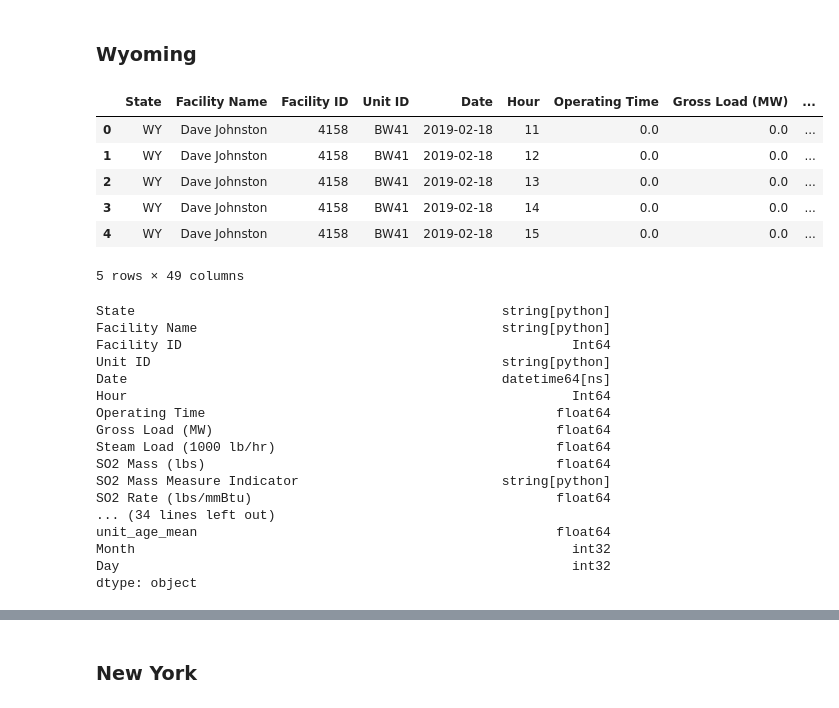
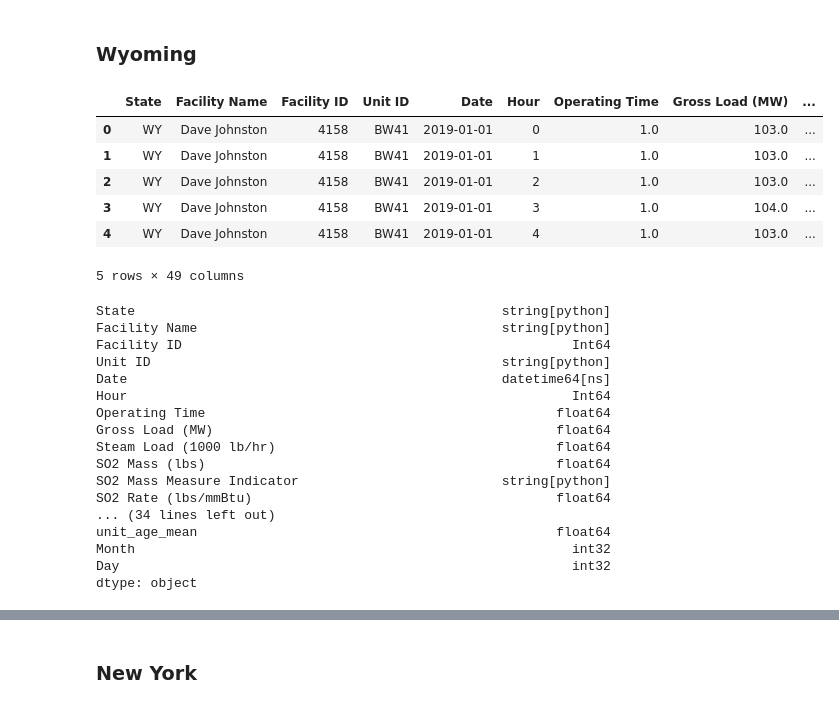
Before and after one commit to marcellmj/us-emission-pred, a Jupyter notebook: 01_Preliminary_Data_Processing/01_Preliminary_Data_Processing-5y-NonOperating.ipynb, the cells around one changed output, grey strips where cells are left out. Drawn from its saved outputs; the diff is of its cells as text; code cells hidden in the pictures.

```diff
--- a/01_Preliminary_Data_Processing-5y-NonOperating.ipynb
+++ b/01_Preliminary_Data_Processing/01_Preliminary_Data_Processing-5y-NonOperating.ipynb
@@ -1186,25 +1166,25 @@ complete_campd_type_dict = {
 <h3>Wyoming</h3>
 # %%
 complete_campd_wy = pd.read_csv(
-    "WY/Hourly/Concatted File/wy_2019_2024_with_manualEIA_NonOperating.csv",
+    "WY/Hourly/Concatted File/wy_2019_2024_with_manualEIA_Operating.csv",
     usecols=complete_campd_columns,
     dtype=complete_campd_type_dict,
     parse_dates=["Date"]
 )
 
 # extract month and day as new col from date
 complete_campd_wy["Month"] = complete_campd_wy["Date"].dt.month
 complete_campd_wy["Day"] = complete_campd_wy["Date"].dt.month
 
 display(complete_campd_wy.head())
 print(complete_campd_wy.dtypes)
 # %% [output]
 |  | State | Facility Name | Facility ID | Unit ID | Date | Hour | Operating Time | Gross Load (MW) | ... |
-| 0 | WY | Dave Johnston | 4158 | BW41 | 2019-02-18 | 11 | 0.0 | 0.0 | ... |
-| 1 | WY | Dave Johnston | 4158 | BW41 | 2019-02-18 | 12 | 0.0 | 0.0 | ... |
-| 2 | WY | Dave Johnston | 4158 | BW41 | 2019-02-18 | 13 | 0.0 | 0.0 | ... |
-| 3 | WY | Dave Johnston | 4158 | BW41 | 2019-02-18 | 14 | 0.0 | 0.0 | ... |
-| 4 | WY | Dave Johnston | 4158 | BW41 | 2019-02-18 | 15 | 0.0 | 0.0 | ... |
+| 0 | WY | Dave Johnston | 4158 | BW41 | 2019-01-01 | 0 | 1.0 | 103.0 | ... |
+| 1 | WY | Dave Johnston | 4158 | BW41 | 2019-01-01 | 1 | 1.0 | 103.0 | ... |
+| 2 | WY | Dave Johnston | 4158 | BW41 | 2019-01-01 | 2 | 1.0 | 103.0 | ... |
+| 3 | WY | Dave Johnston | 4158 | BW41 | 2019-01-01 | 3 | 1.0 | 104.0 | ... |
+| 4 | WY | Dave Johnston | 4158 | BW41 | 2019-01-01 | 4 | 1.0 | 103.0 | ... |
 5 rows × 49 columns
 State                                               string[python]
 Facility Name                                       string[python]
```
Also changed, not shown: parts of 61 cells of this notebook.
